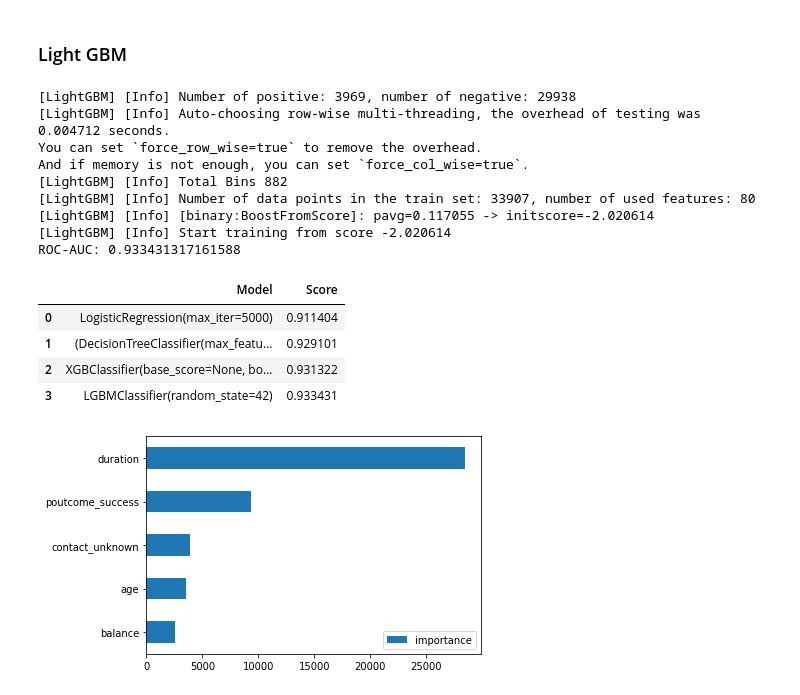
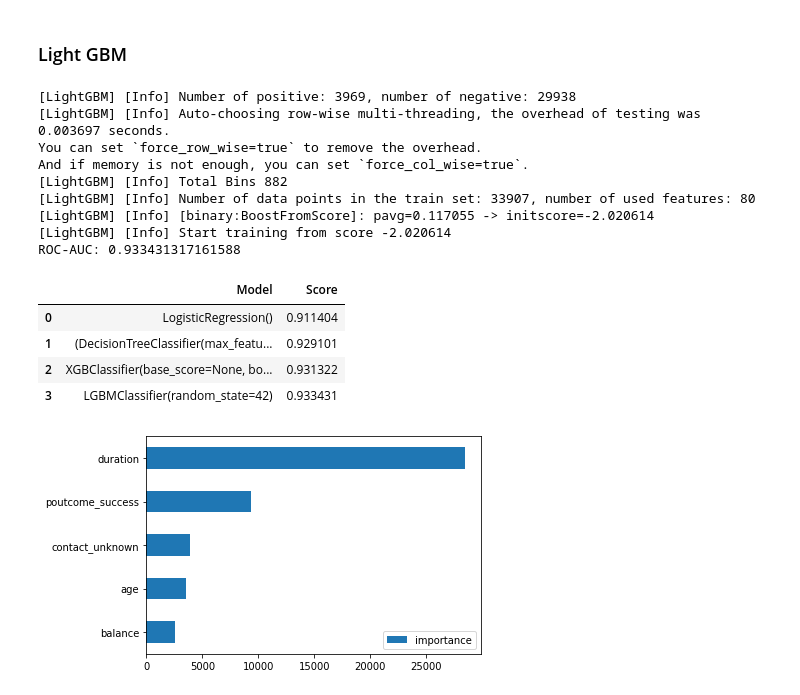
Before and after one commit to MattLeRoi/modeling_banking_customers, a Jupyter notebook: index.ipynb, the cells around one changed output. Drawn from its saved outputs; the diff is of its cells as text; code cells hidden in the pictures.

```diff
--- a/index.ipynb
+++ b/index.ipynb
@@ -172,7 +179,7 @@ def add_score (roc_results,model_name):
 # %% [markdown]
 ### Logistic Regression
 # %%
-log_reg = LogisticRegression(max_iter=5000)
+log_reg = LogisticRegression()
 log_reg.fit(X_train, y_train)
 
 add_score(roc_results,log_reg)
@@ -268,31 +275,32 @@ imp_factors['XGBClassifier']=importances.sort_values(by='importance',ascending=F
 # %%
 lgbm_model = LGBMClassifier(
 #     n_estimators=200,
 #     learning_rate=0.1,
 #     max_depth=-1,
-    random_state=42
+    random_state=42,
+    verbose=False
 )
 lgbm_model.fit(X_train, y_train)
 
 add_score(roc_results,lgbm_model)
 
 # y_pred = lgbm_model.predict(X_val)
 # y_proba = lgbm_model.predict_proba(X_val)[:, 1]
 
 # score = roc_auc_score(y_val, y_proba)
 # print("ROC-AUC:", score)
 # %% [output]
 [LightGBM] [Info] Number of positive: 3969, number of negative: 29938
-[LightGBM] [Info] Auto-choosing row-wise multi-threading, the overhead of testing was 0.004712 seconds.
+[LightGBM] [Info] Auto-choosing row-wise multi-threading, the overhead of testing was 0.003697 seconds.
 You can set `force_row_wise=true` to remove the overhead.
 And if memory is not enough, you can set `force_col_wise=true`.
 [LightGBM] [Info] Total Bins 882
 [LightGBM] [Info] Number of data points in the train set: 33907, number of used features: 80
 [LightGBM] [Info] [binary:BoostFromScore]: pavg=0.117055 -> initscore=-2.020614
 [LightGBM] [Info] Start training from score -2.020614
 ROC-AUC: 0.933431317161588
 |  | Model | Score |
-| 0 | LogisticRegression(max_iter=5000) | 0.911404 |
+| 0 | LogisticRegression() | 0.911404 |
 | 1 | (DecisionTreeClassifier(max_featu... | 0.929101 |
 | 2 | XGBClassifier(base_score=None, bo... | 0.931322 |
 | 3 | LGBMClassifier(random_state=42) | 0.933431 |
```
Also changed, not shown: parts of 9 cells of this notebook, 3 other files.
